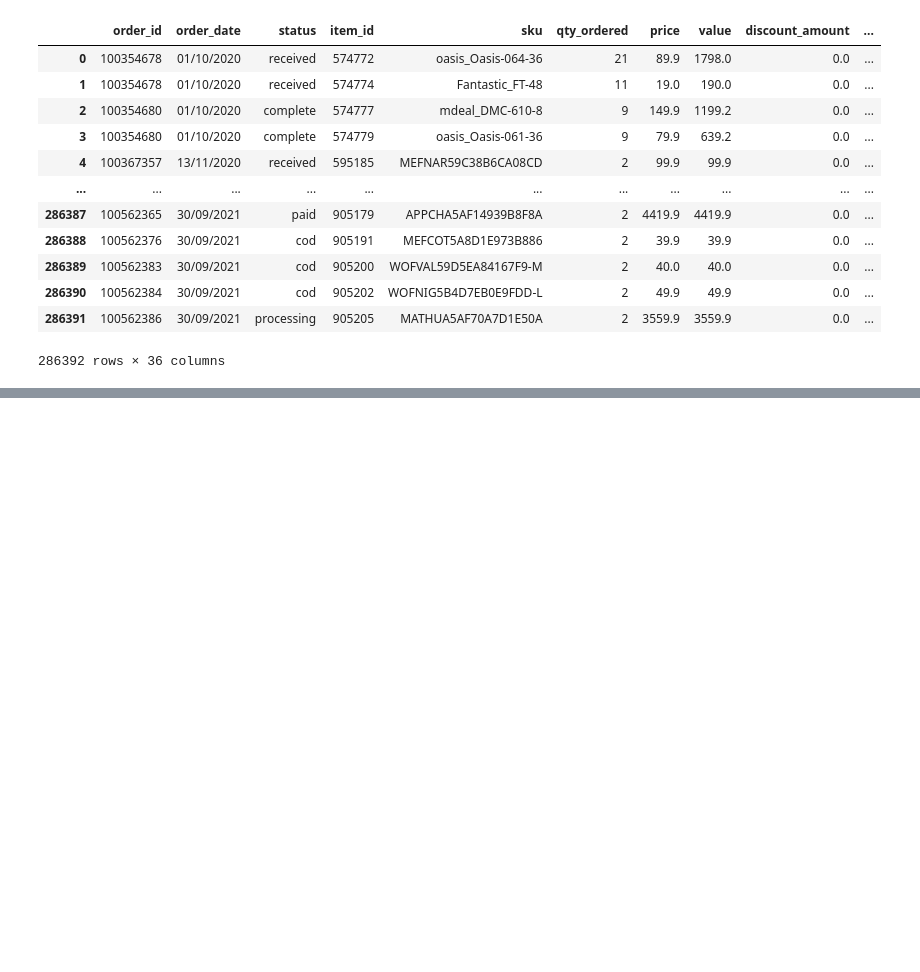
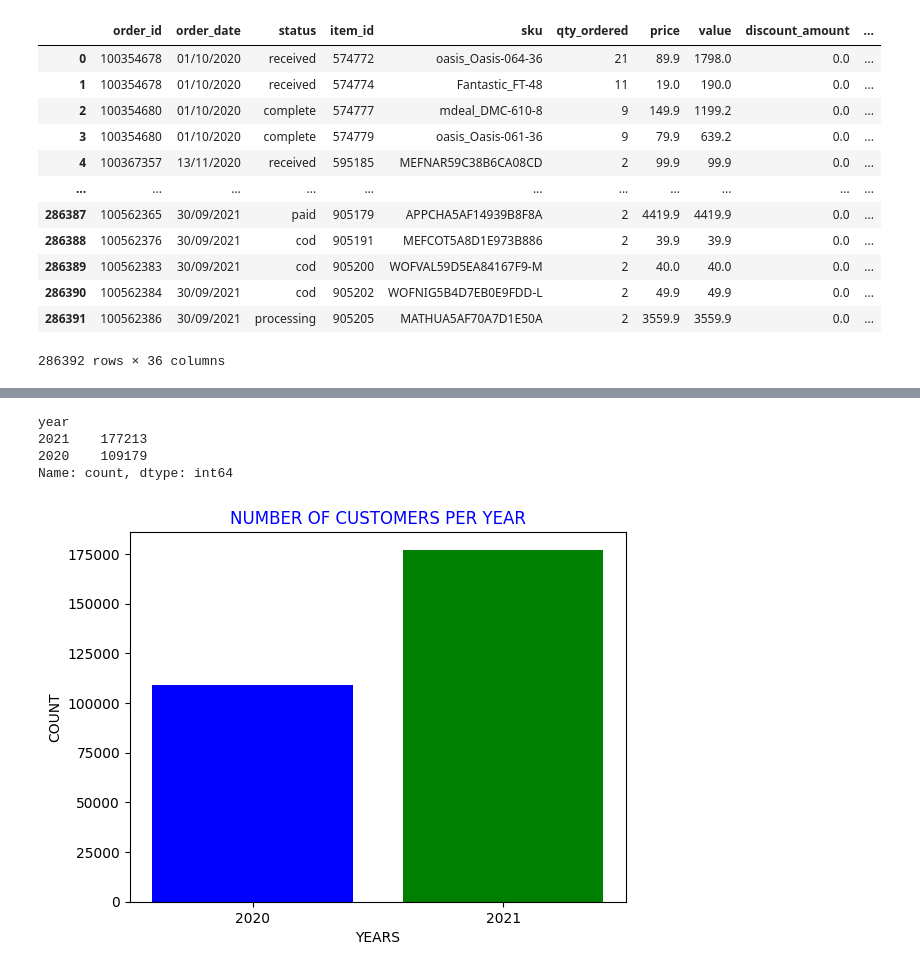
Before and after one commit to kianpaya/customer-analysis, a Jupyter notebook: costumer.ipynb, the cells around one changed output, grey strips where cells are left out. Cells and saved outputs as stored; diff of their text form; code cells hidden in the pictures; blank space fills up the shorter version.

```diff
--- a/costumer.ipynb
+++ b/costumer.ipynb
@@ -19,0 +55,7 @@ df
+# %%
+df["year"].value_counts()
+# %% [output]
+year
+2021    177213
+2020    109179
+Name: count, dtype: int64
@@ -19,0 +64,10 @@ df
+# %%
+y_2021 = df[df["year"] == 2021]
+y_2020 = df[df["year"] == 2020]
+plt.bar(["2020" , "2021"] , [len(y_2020) , len(y_2021)] , color=["blue" , "green"])
+plt.title("NUMBER OF CUSTOMERS PER YEAR" , color="blue")
+plt.xlabel("YEARS")
+plt.ylabel("COUNT")
+plt.show()
+# %% [output]
+[figure, added]
```
Also changed, not shown: parts of 8 cells of this notebook.
